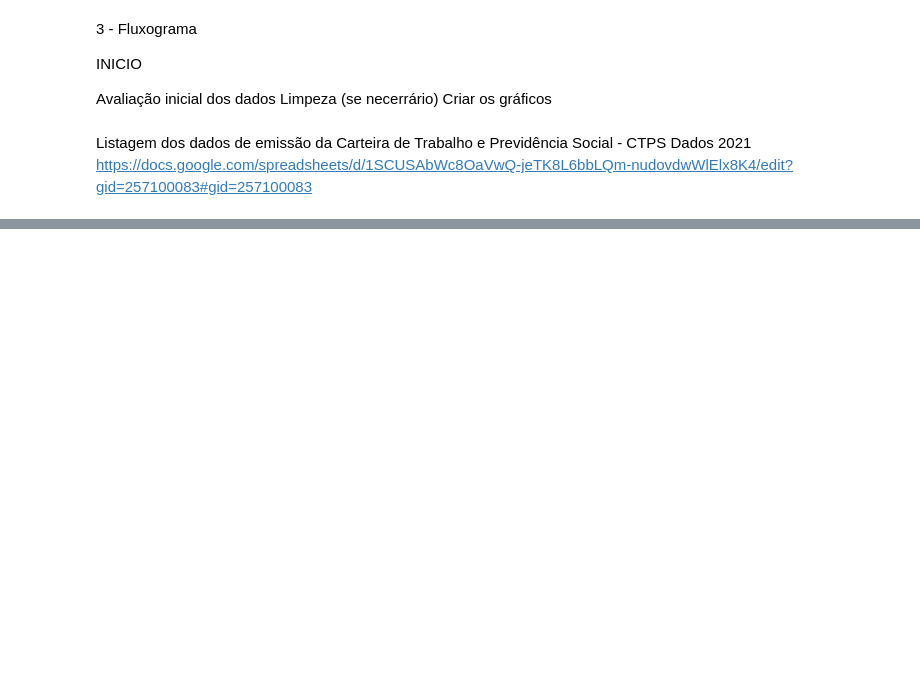
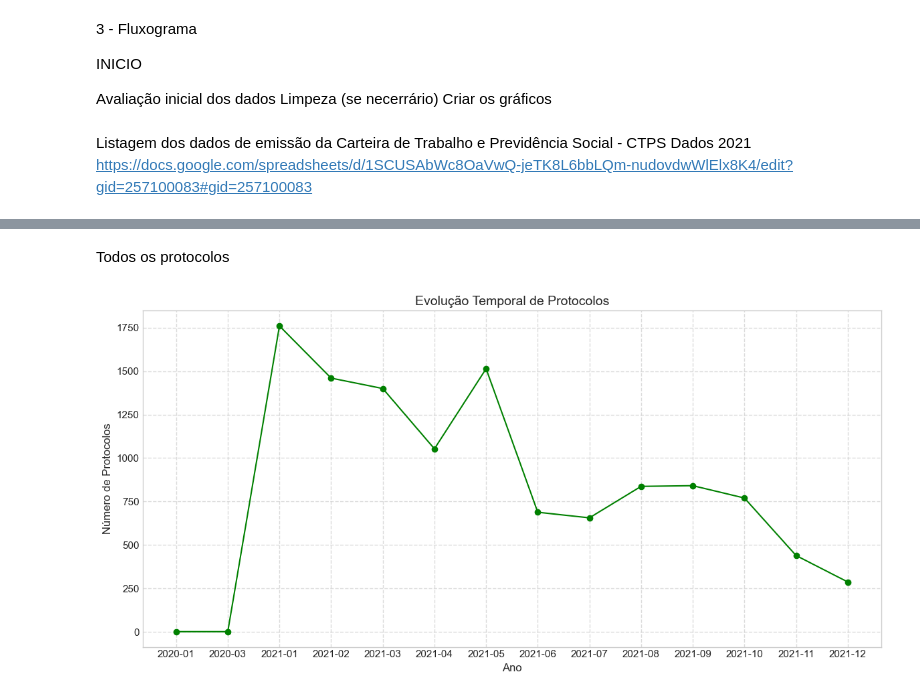
Before and after one commit to vinanit/Atividade-3-Fisica-Computacional, a Jupyter notebook: Av3.ipynb, the cells around one changed output, grey strips where cells are left out. Drawn from its saved outputs; the diff is of its cells as text; code cells hidden in the pictures; blank space fills up the shorter version.

```diff
--- a/Av3.ipynb
+++ b/Av3.ipynb
@@ -125,0 +247,16 @@ Tem que fazer um powerpoint da apresentação
+# %% [markdown]
+Todos os protocolos
+# %%
+# Agrupar por mes
+temp = df.groupby('Data Emissão').size().reset_index(name='count')
+
+plt.figure(figsize=(12, 6))
+plt.plot(temp['Data Emissão'], temp['count'], marker='o', linestyle='-', color='green')
+plt.title('Evolução Temporal de Protocolos', fontsize=14)
+plt.xlabel('Ano', fontsize=12)
+plt.ylabel('Número de Protocolos', fontsize=12)
+plt.grid(linestyle='--', alpha=0.7)
+plt.tight_layout()
+plt.show()
+# %% [output]
+[figure, added]
```
Also changed, not shown: parts of 7 cells of this notebook.
